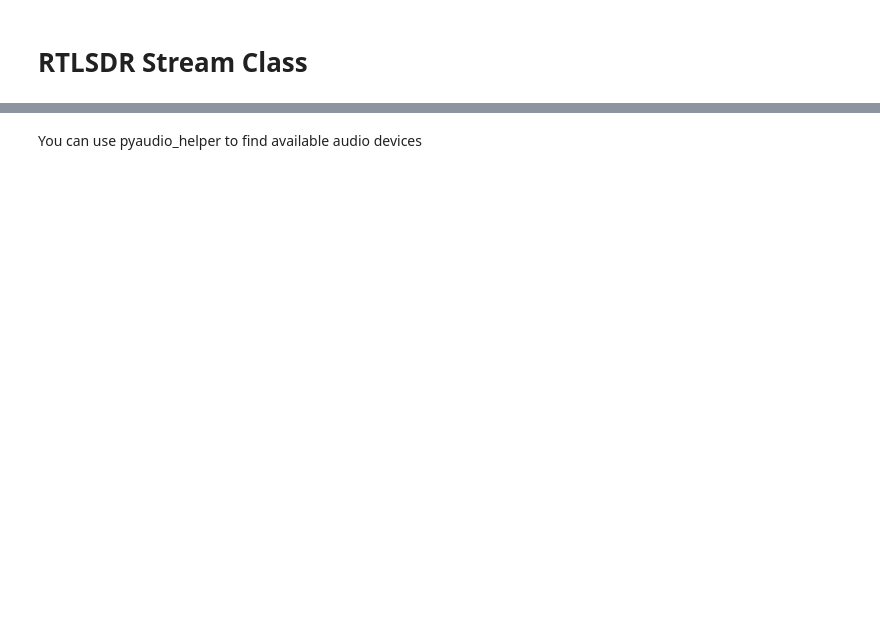
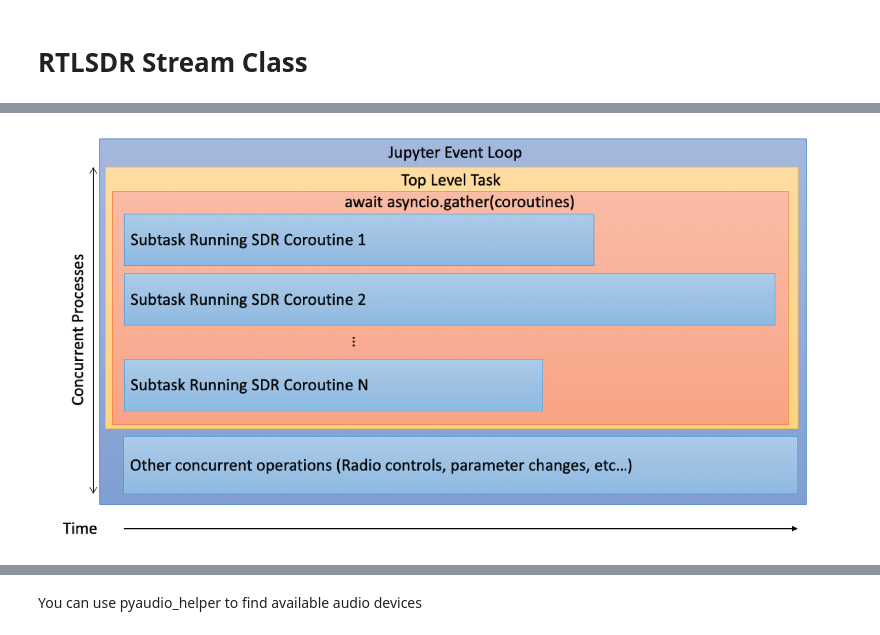
Before and after one commit to mwickert/scikit-dsp-comm, a Jupyter notebook: docs/source/nb_examples/rtlsdr_helper_streaming_sample.ipynb, the cells around one changed output, grey strips where cells are left out. Drawn from its saved outputs; the diff is of its cells as text; code cells hidden in the pictures; blank space fills up the shorter version.

```diff
--- a/docs/source/nb_examples/rtlsdr_helper_streaming_sample.ipynb
+++ b/docs/source/nb_examples/rtlsdr_helper_streaming_sample.ipynb
@@ -32,0 +35,4 @@ sdr_stream = sdrh.RTLSDR_stream(0,rtl_buffer_size=2**15,audio_out=3)
+# %%
+Image("300ppi/Jupyter_concurrent_tasks@300ppi.png", width="90%")
+# %% [output]
+[figure, added]
```
Also changed, not shown: parts of 141 cells of this notebook, 4 other files.
